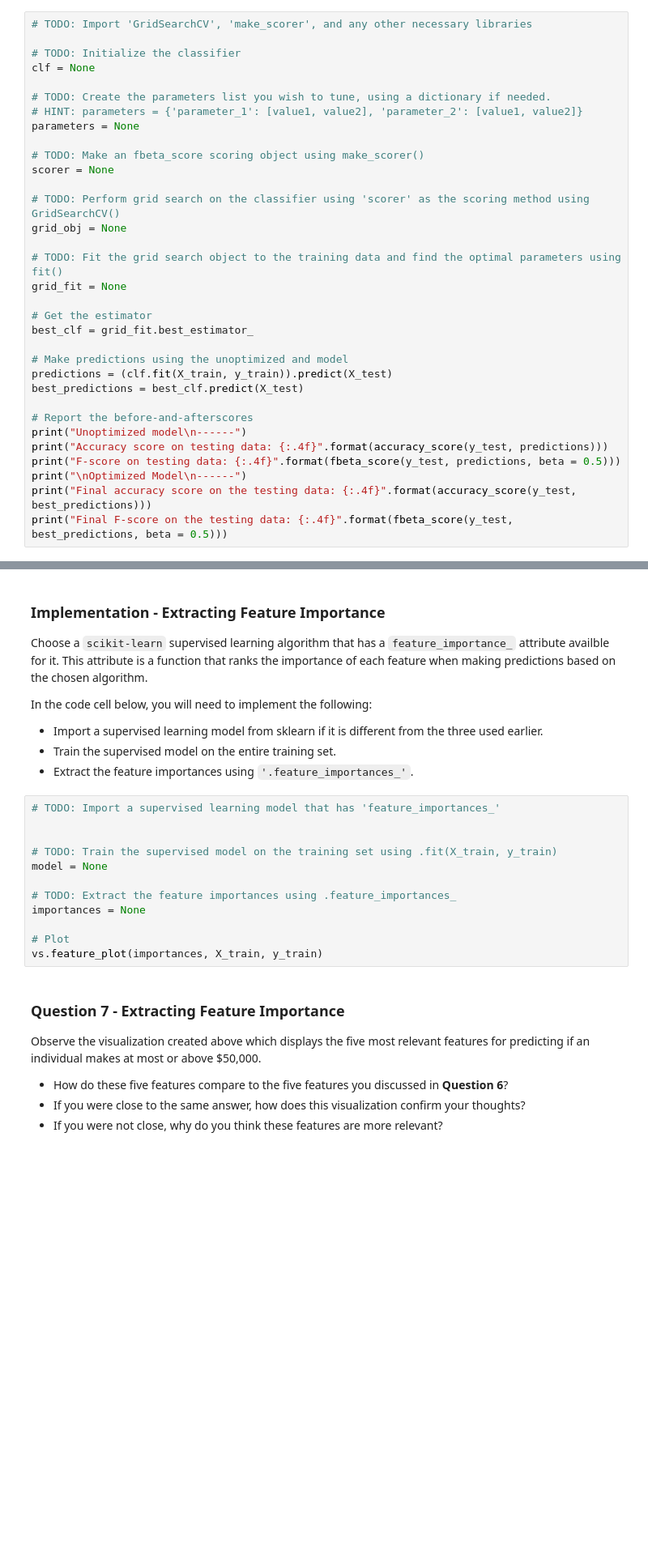
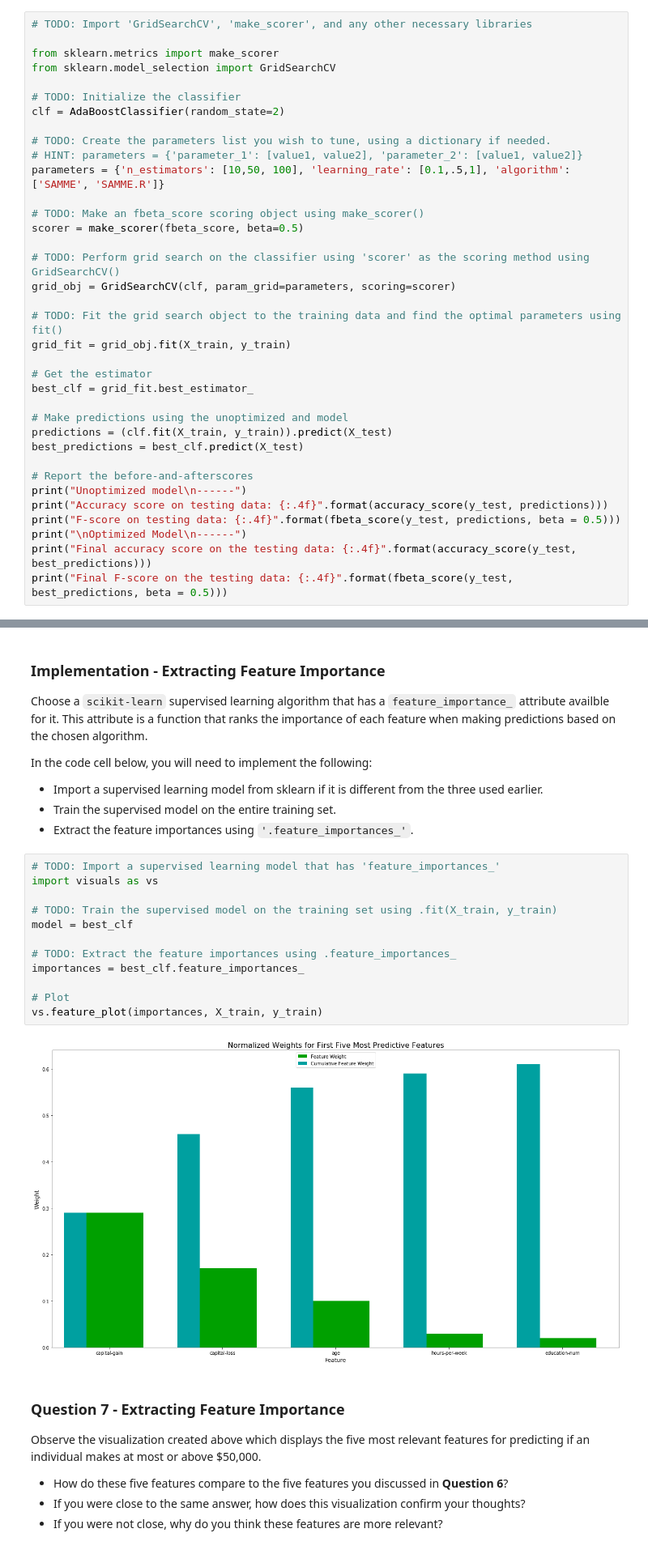
Before and after one commit to geodose/finding_donors, a Jupyter notebook: finding_donors.ipynb, the cells around one changed output, grey strips where cells are left out. Shown at 81% size. Drawn from its saved outputs; the diff is of its cells as text; blank space fills up the shorter version.

```diff
--- a/finding_donors.ipynb
+++ b/finding_donors.ipynb
@@ -543,21 +638,24 @@ Fine tune the chosen model. Use grid search (`GridSearchCV`) with at least one i
 # %%
 # TODO: Import 'GridSearchCV', 'make_scorer', and any other necessary libraries
 
+from sklearn.metrics import make_scorer
+from sklearn.model_selection import GridSearchCV
+
 # TODO: Initialize the classifier
-clf = None
+clf = AdaBoostClassifier(random_state=2)
 
 # TODO: Create the parameters list you wish to tune, using a dictionary if needed.
 # HINT: parameters = {'parameter_1': [value1, value2], 'parameter_2': [value1, value2]}
-parameters = None
+parameters = {'n_estimators': [10,50, 100], 'learning_rate': [0.1,.5,1], 'algorithm': ['SAMME', 'SAMME.R']}
 
 # TODO: Make an fbeta_score scoring object using make_scorer()
-scorer = None
+scorer = make_scorer(fbeta_score, beta=0.5)
 
 # TODO: Perform grid search on the classifier using 'scorer' as the scoring method using GridSearchCV()
-grid_obj = None
+grid_obj = GridSearchCV(clf, param_grid=parameters, scoring=scorer)
 
 # TODO: Fit the grid search object to the training data and find the optimal parameters using fit()
-grid_fit = None
+grid_fit = grid_obj.fit(X_train, y_train)
 
 # Get the estimator
 best_clf = grid_fit.best_estimator_
@@ -612,16 +730,18 @@ In the code cell below, you will need to implement the following:
  - Extract the feature importances using `'.feature_importances_'`.
 # %%
 # TODO: Import a supervised learning model that has 'feature_importances_'
-
+import visuals as vs
 
 # TODO: Train the supervised model on the training set using .fit(X_train, y_train)
-model = None
+model = best_clf
 
 # TODO: Extract the feature importances using .feature_importances_
-importances = None
+importances = best_clf.feature_importances_
 
 # Plot
 vs.feature_plot(importances, X_train, y_train)
+# %% [output]
+[figure, added]
 # %% [markdown]
 ### Question 7 - Extracting Feature Importance
 
```
Also changed, not shown: parts of 26 cells of this notebook, 2 other files.
